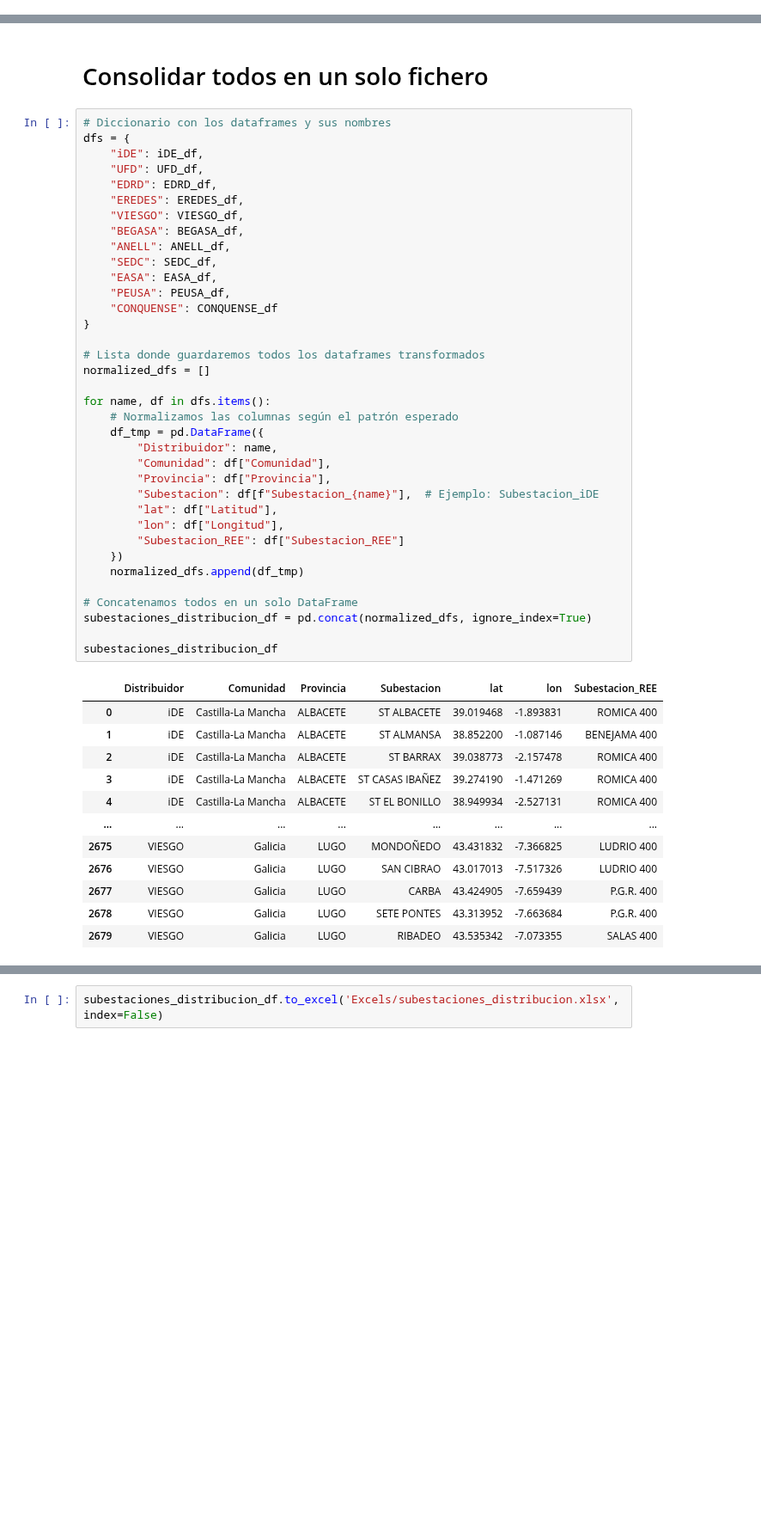
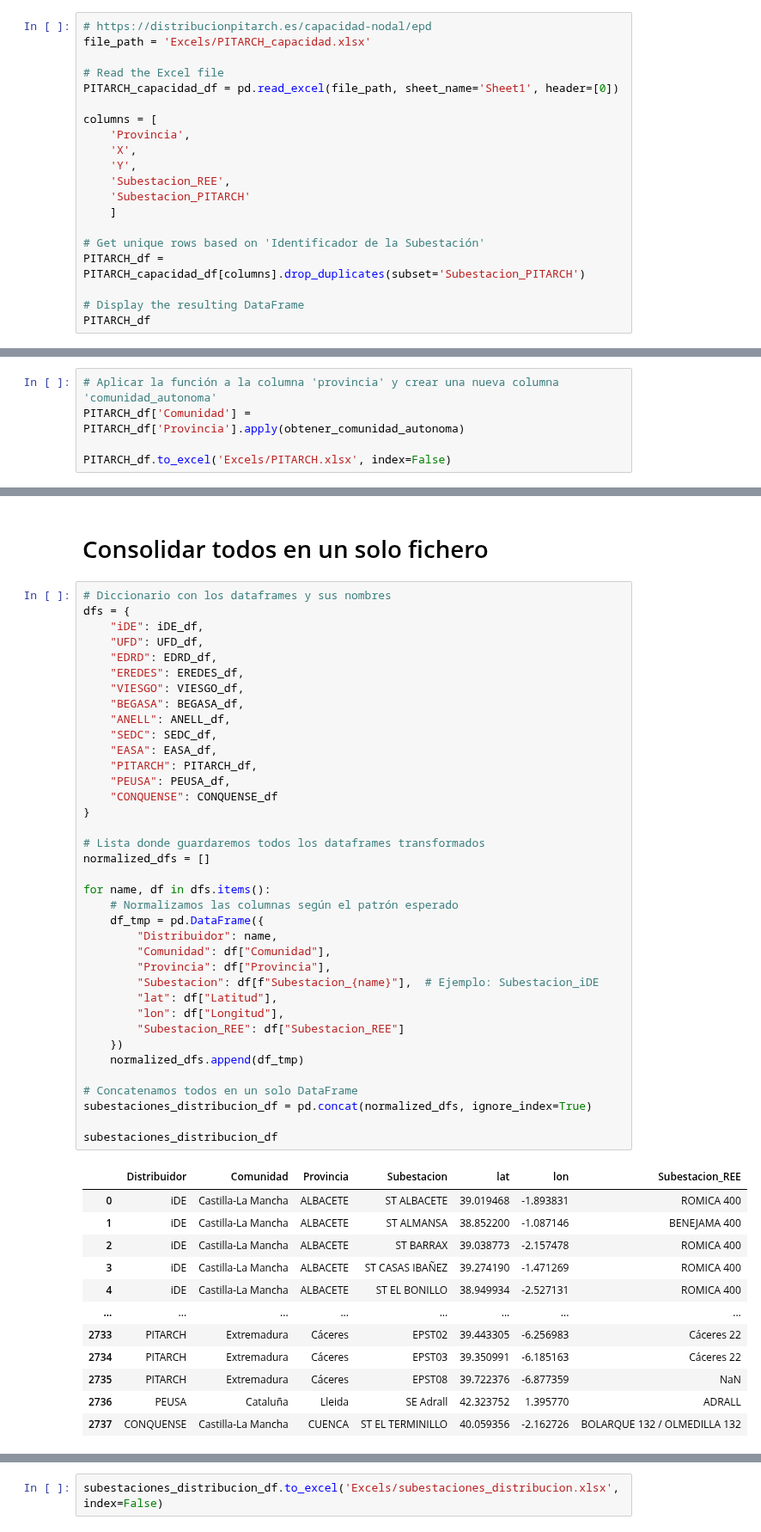
Before and after one commit to jacubero/SEE, a Jupyter notebook: Distribucion/distribucion.ipynb, the cells around one changed output, grey strips where cells are left out. Shown at 86% size. Saved outputs shown, nothing was run; the diff lists cells and outputs as text; blank space fills up the shorter version.

Commit message:
Distribucion

```diff
--- a/Distribucion/distribucion.ipynb
+++ b/Distribucion/distribucion.ipynb
@@ -622,0 +684,20 @@ EASA_df.to_excel('Excels/EASA.xlsx', index=False)
+# %%
+# https://distribucionpitarch.es/capacidad-nodal/epd
+file_path = 'Excels/PITARCH_capacidad.xlsx'
+
+# Read the Excel file
+PITARCH_capacidad_df = pd.read_excel(file_path, sheet_name='Sheet1', header=[0])
+
+columns = [
+    'Provincia',
+    'X',
+    'Y',
+    'Subestacion_REE',
+    'Subestacion_PITARCH'
+    ]
+
+# Get unique rows based on 'Identificador de la Subestación'
+PITARCH_df = PITARCH_capacidad_df[columns].drop_duplicates(subset='Subestacion_PITARCH')
+
+# Display the resulting DataFrame
+PITARCH_df
@@ -623,3 +725,8 @@ EASA_df.to_excel('Excels/EASA.xlsx', index=False)
+# %%
+# Aplicar la función a la columna 'provincia' y crear una nueva columna 'comunidad_autonoma'
+PITARCH_df['Comunidad'] = PITARCH_df['Provincia'].apply(obtener_comunidad_autonoma)
+
+PITARCH_df.to_excel('Excels/PITARCH.xlsx', index=False)
 # %% [markdown]
 # PEUSA
 # %% [markdown]
@@ -716,40 +829,41 @@ dfs = {
     "ANELL": ANELL_df,
     "SEDC": SEDC_df,
     "EASA": EASA_df,
+    "PITARCH": PITARCH_df,
     "PEUSA": PEUSA_df,
     "CONQUENSE": CONQUENSE_df
 }
 
 # Lista donde guardaremos todos los dataframes transformados
 normalized_dfs = []
 
 for name, df in dfs.items():
     # Normalizamos las columnas según el patrón esperado
     df_tmp = pd.DataFrame({
         "Distribuidor": name,
         "Comunidad": df["Comunidad"],
         "Provincia": df["Provincia"],
         "Subestacion": df[f"Subestacion_{name}"],  # Ejemplo: Subestacion_iDE
         "lat": df["Latitud"],
         "lon": df["Longitud"],
         "Subestacion_REE": df["Subestacion_REE"]
     })
     normalized_dfs.append(df_tmp)
 
 # Concatenamos todos en un solo DataFrame
 subestaciones_distribucion_df = pd.concat(normalized_dfs, ignore_index=True)
 
 subestaciones_distribucion_df
 # %% [output]
 |  | Distribuidor | Comunidad | Provincia | Subestacion | lat | lon | Subestacion_REE |
 | 0 | iDE | Castilla-La Mancha | ALBACETE | ST ALBACETE | 39.019468 | -1.893831 | ROMICA 400 |
 | 1 | iDE | Castilla-La Mancha | ALBACETE | ST ALMANSA | 38.852200 | -1.087146 | BENEJAMA 400 |
 | 2 | iDE | Castilla-La Mancha | ALBACETE | ST BARRAX | 39.038773 | -2.157478 | ROMICA 400 |
 | 3 | iDE | Castilla-La Mancha | ALBACETE | ST CASAS IBAÑEZ | 39.274190 | -1.471269 | ROMICA 400 |
 | 4 | iDE | Castilla-La Mancha | ALBACETE | ST EL BONILLO | 38.949934 | -2.527131 | ROMICA 400 |
 | ... | ... | ... | ... | ... | ... | ... | ... |
-| 2675 | VIESGO | Galicia | LUGO | MONDOÑEDO | 43.431832 | -7.366825 | LUDRIO 400 |
-| 2676 | VIESGO | Galicia | LUGO | SAN CIBRAO | 43.017013 | -7.517326 | LUDRIO 400 |
-| 2677 | VIESGO | Galicia | LUGO | CARBA | 43.424905 | -7.659439 | P.G.R. 400 |
-| 2678 | VIESGO | Galicia | LUGO | SETE PONTES | 43.313952 | -7.663684 | P.G.R. 400 |
-| 2679 | VIESGO | Galicia | LUGO | RIBADEO | 43.535342 | -7.073355 | SALAS 400 |
+| 2733 | PITARCH | Extremadura | Cáceres | EPST02 | 39.443305 | -6.256983 | Cáceres 22 |
+| 2734 | PITARCH | Extremadura | Cáceres | EPST03 | 39.350991 | -6.185163 | Cáceres 22 |
+| 2735 | PITARCH | Extremadura | Cáceres | EPST08 | 39.722376 | -6.877359 | NaN |
+| 2736 | PEUSA | Cataluña | Lleida | SE Adrall | 42.323752 | 1.395770 | ADRALL |
+| 2737 | CONQUENSE | Castilla-La Mancha | CUENCA | ST EL TERMINILLO | 40.059356 | -2.162726 | BOLARQUE 132 / OLMEDILLA 132 |
```
Also changed, not shown: parts of 14 cells of this notebook, 15 other files.
